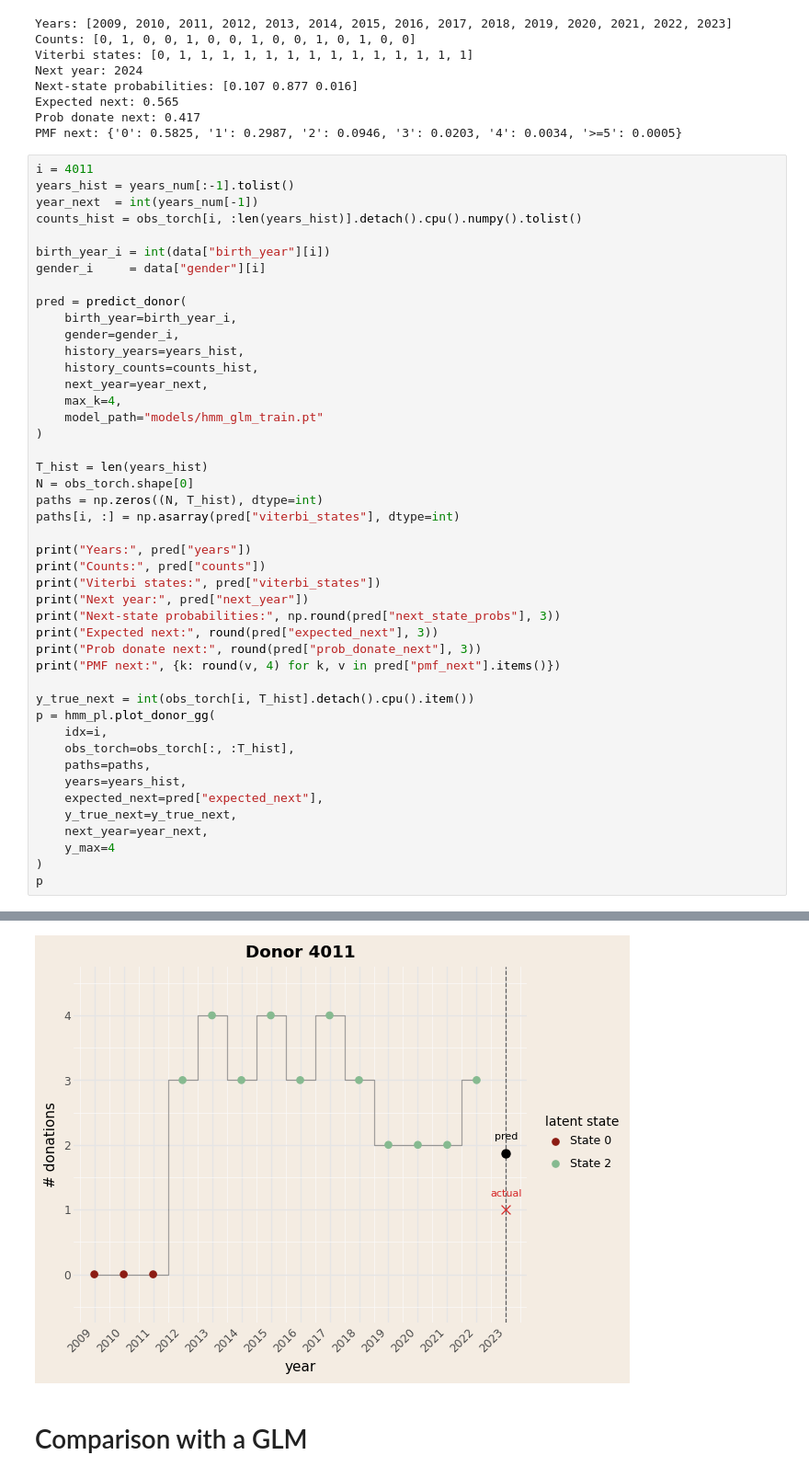
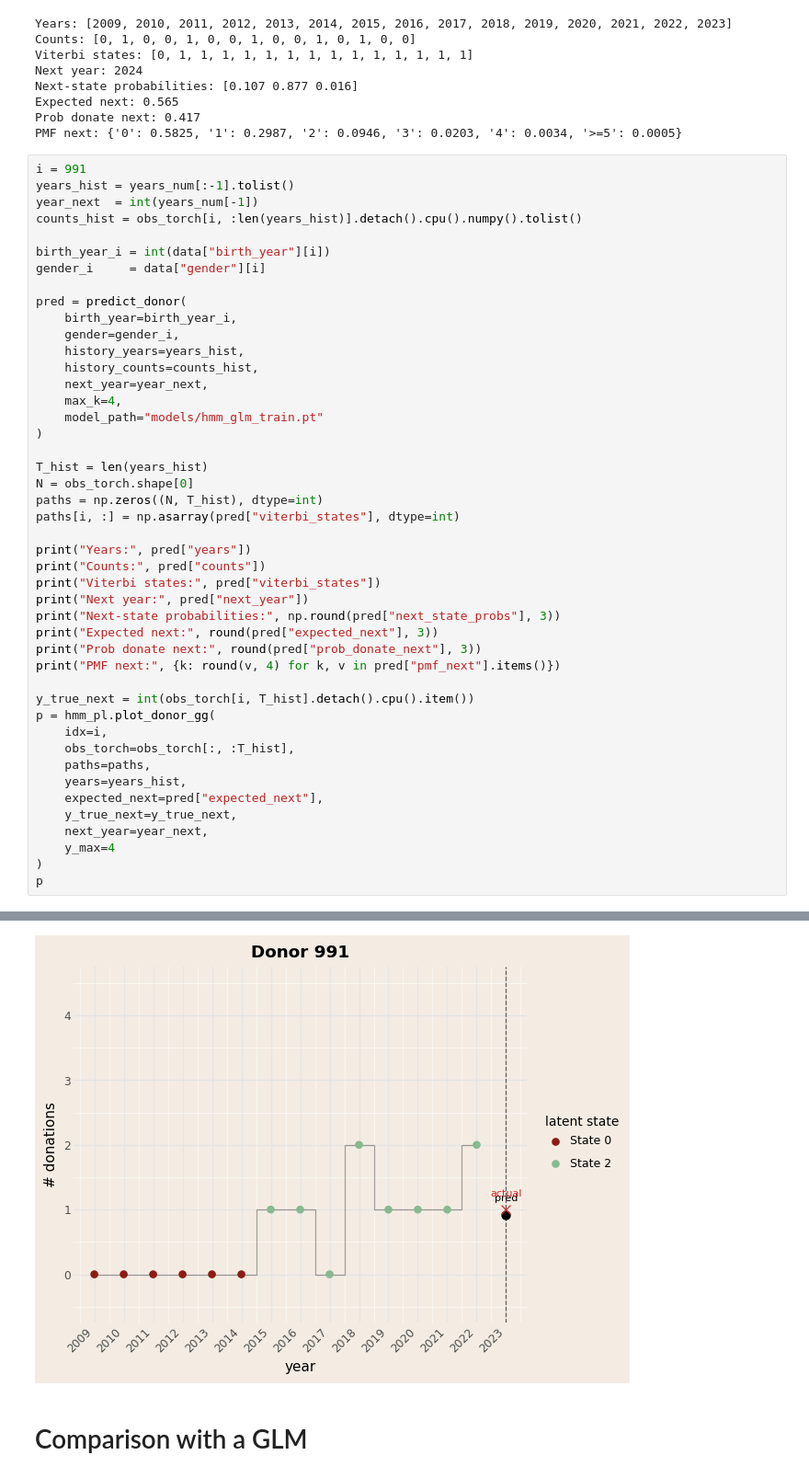
Before and after one commit to erikdeluca/Blood-Donors, a Jupyter notebook: notebooks/Bayesian HMM GLM.ipynb, the cells around one changed output, grey strips where cells are left out. Shown at 92% size. Drawn from its saved outputs; the diff is of its cells as text.

```diff
--- a/notebooks/Bayesian HMM GLM.ipynb
+++ b/notebooks/Bayesian HMM GLM.ipynb
@@ -1135,7 +1135,7 @@ Expected next: 0.565
 Prob donate next: 0.417
 PMF next: {'0': 0.5825, '1': 0.2987, '2': 0.0946, '3': 0.0203, '4': 0.0034, '>=5': 0.0005}
 # %%
-i = 4011
+i = 991
 years_hist = years_num[:-1].tolist()
 year_next  = int(years_num[-1])
 counts_hist = obs_torch[i, :len(years_hist)].detach().cpu().numpy().tolist()
@@ -1191,4 +1191,4 @@ PMF next: {'0': 0.1758, '1': 0.2756, '2': 0.2528, '3': 0.1644, '4': 0.0824, '>=5
-[figure, old version]
+[figure, new version]
 # %% [markdown]
 # Comparison with a GLM
 # %% [markdown]
```
Also changed, not shown: parts of 1 cell of this notebook, 16 other files.
